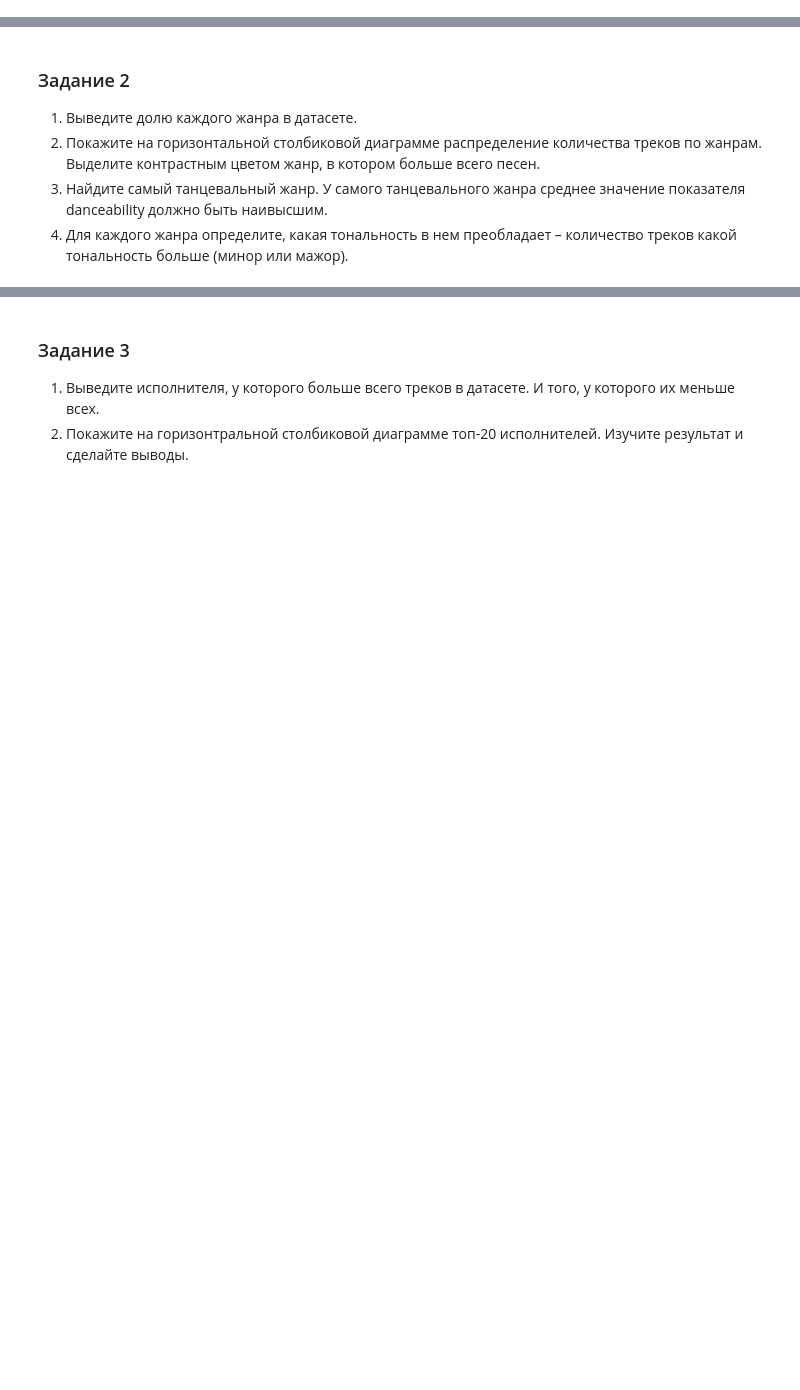
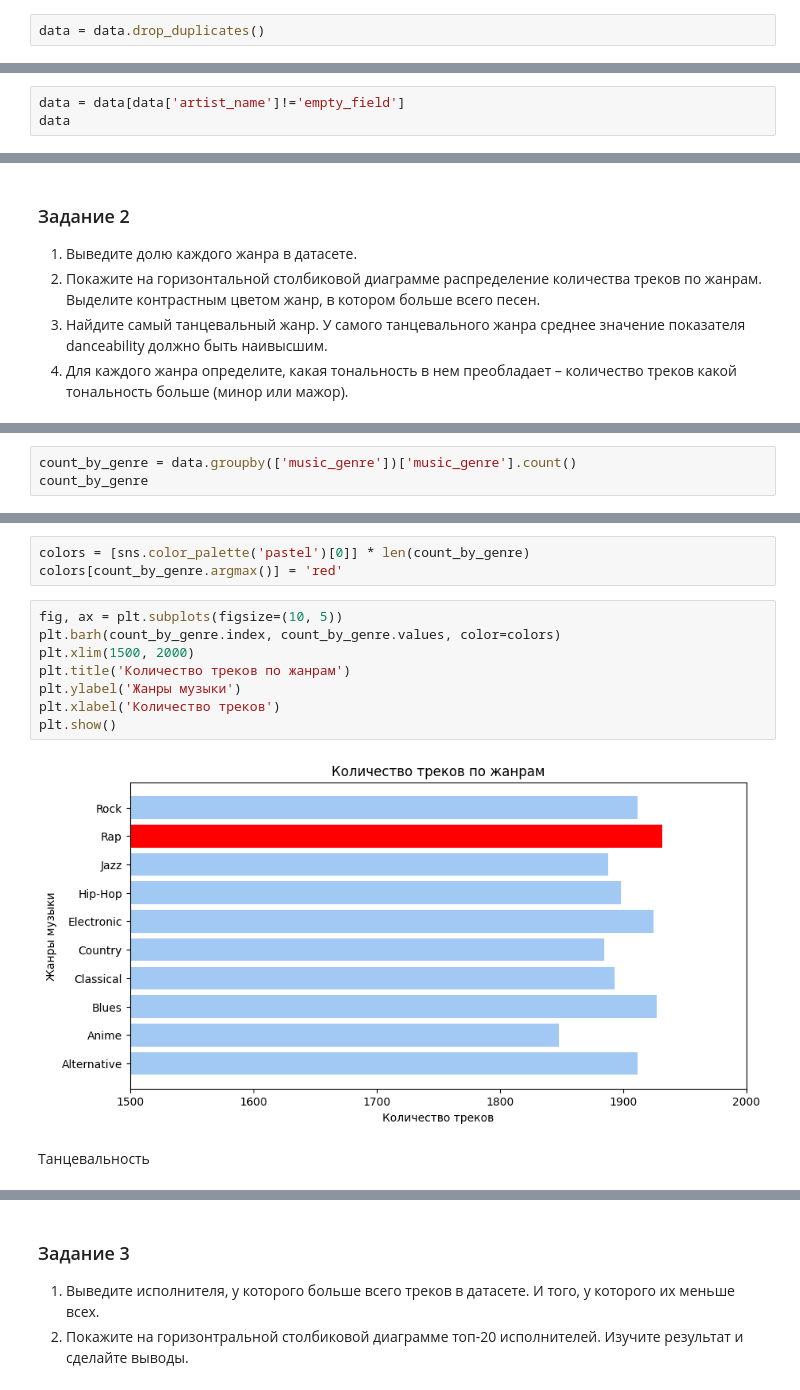
Before and after one commit to daryaami/cs102, a Jupyter notebook: homework08/Практическая_работа_6_22_23.ipynb, the cells around one changed output, grey strips where cells are left out. Saved outputs shown, nothing was run; the diff lists cells and outputs as text; blank space fills up the shorter version.

```diff
--- a/homework08/Практическая_работа_6_22_23.ipynb
+++ b/homework08/Практическая_работа_6_22_23.ipynb
@@ -45,0 +54,2 @@ $\color{red}{\text{Создайте для этой работы отдельн
+# %%
+data = data.drop_duplicates()
@@ -45,0 +86,3 @@ $\color{red}{\text{Создайте для этой работы отдельн
+# %%
+data = data[data['artist_name']!='empty_field']
+data
@@ -54,0 +131,3 @@ $\color{red}{\text{Создайте для этой работы отдельн
+# %%
+count_by_genre = data.groupby(['music_genre'])['music_genre'].count()
+count_by_genre
@@ -54,0 +147,15 @@ $\color{red}{\text{Создайте для этой работы отдельн
+# %%
+colors = [sns.color_palette('pastel')[0]] * len(count_by_genre)
+colors[count_by_genre.argmax()] = 'red'
+# %%
+fig, ax = plt.subplots(figsize=(10, 5))
+plt.barh(count_by_genre.index, count_by_genre.values, color=colors)
+plt.xlim(1500, 2000)
+plt.title('Количество треков по жанрам')
+plt.ylabel('Жанры музыки')
+plt.xlabel('Количество треков')
+plt.show()
+# %% [output]
+[figure, added]
+# %% [markdown]
+Танцевальность
```
Also changed, not shown: parts of 47 cells of this notebook.
